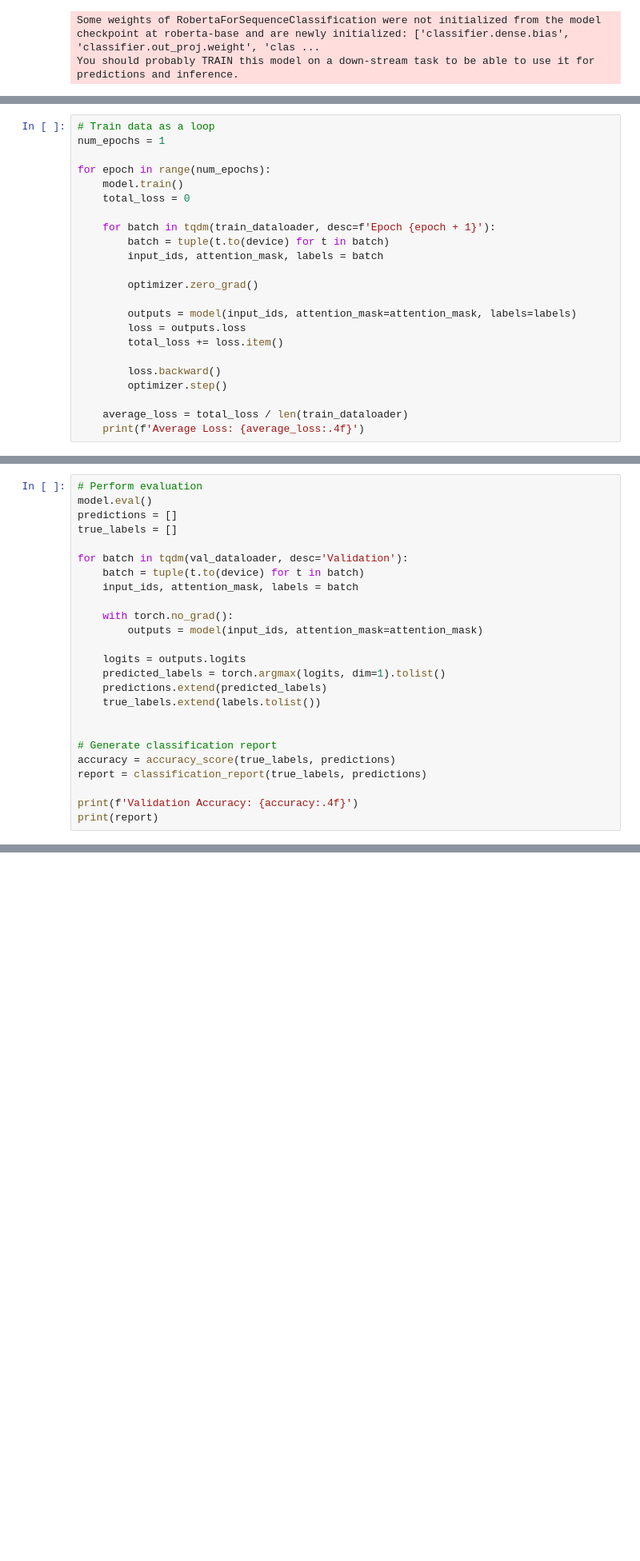
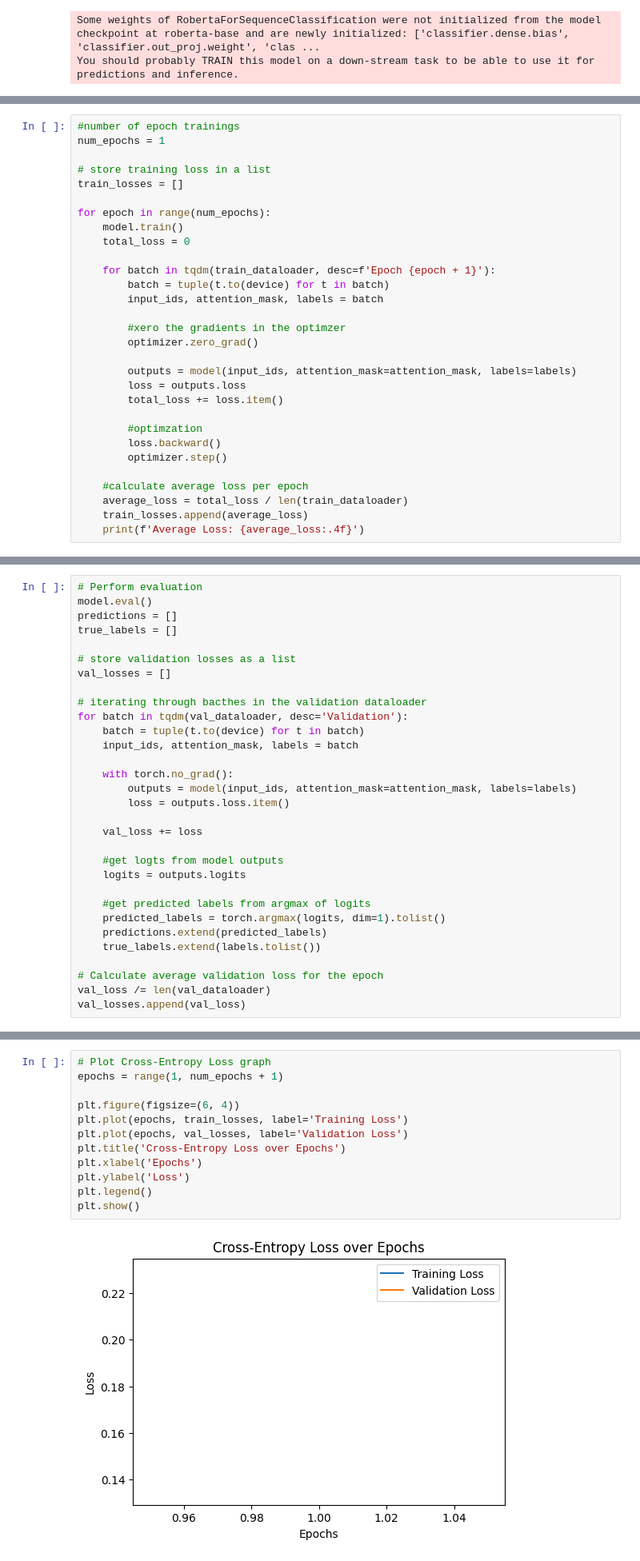
Before and after one commit to Sandushke/Sentiment-Analysis, a Jupyter notebook: Roberta_model.ipynb, the cells around one changed output, grey strips where cells are left out. Shown at 80% size. Cells and saved outputs as stored; diff of their text form; blank space fills up the shorter version.

```diff
--- a/Roberta_model.ipynb
+++ b/Roberta_model.ipynb
@@ -131,8 +140,11 @@ RobertaForSequenceClassification(
   )
 )
 # %%
-# Train data as a loop
+#number of epoch trainings
 num_epochs = 1
+
+# store training loss in a list
+train_losses = []
 
 for epoch in range(num_epochs):
     model.train()
@@ -142,14 +154,18 @@ for epoch in range(num_epochs):
         batch = tuple(t.to(device) for t in batch)
         input_ids, attention_mask, labels = batch
 
+        #xero the gradients in the optimzer
         optimizer.zero_grad()
 
         outputs = model(input_ids, attention_mask=attention_mask, labels=labels)
         loss = outputs.loss
         total_loss += loss.item()
 
+        #optimzation
         loss.backward()
         optimizer.step()
 
+    #calculate average loss per epoch
     average_loss = total_loss / len(train_dataloader)
+    train_losses.append(average_loss)
     print(f'Average Loss: {average_loss:.4f}')
@@ -159,22 +177,28 @@ model.eval()
 predictions = []
 true_labels = []
 
+# store validation losses as a list
+val_losses = []
+
+# iterating through bacthes in the validation dataloader
 for batch in tqdm(val_dataloader, desc='Validation'):
     batch = tuple(t.to(device) for t in batch)
     input_ids, attention_mask, labels = batch
 
     with torch.no_grad():
-        outputs = model(input_ids, attention_mask=attention_mask)
+        outputs = model(input_ids, attention_mask=attention_mask, labels=labels)
+        loss = outputs.loss.item()
 
+    val_loss += loss
+
+    #get logts from model outputs
     logits = outputs.logits
+
+    #get predicted labels from argmax of logits
     predicted_labels = torch.argmax(logits, dim=1).tolist()
     predictions.extend(predicted_labels)
     true_labels.extend(labels.tolist())
 
-
-# Generate classification report
-accuracy = accuracy_score(true_labels, predictions)
-report = classification_report(true_labels, predictions)
-
-print(f'Validation Accuracy: {accuracy:.4f}')
-print(report)
+# Calculate average validation loss for the epoch
+val_loss /= len(val_dataloader)
+val_losses.append(val_loss)
@@ -190,0 +205,14 @@ weighted avg       0.94      0.94      0.94      1000
+# %%
+# Plot Cross-Entropy Loss graph
+epochs = range(1, num_epochs + 1)
+
+plt.figure(figsize=(6, 4))
+plt.plot(epochs, train_losses, label='Training Loss')
+plt.plot(epochs, val_losses, label='Validation Loss')
+plt.title('Cross-Entropy Loss over Epochs')
+plt.xlabel('Epochs')
+plt.ylabel('Loss')
+plt.legend()
+plt.show()
+# %% [output]
+[figure, added]
```
Also changed, not shown: parts of 18 cells of this notebook.
